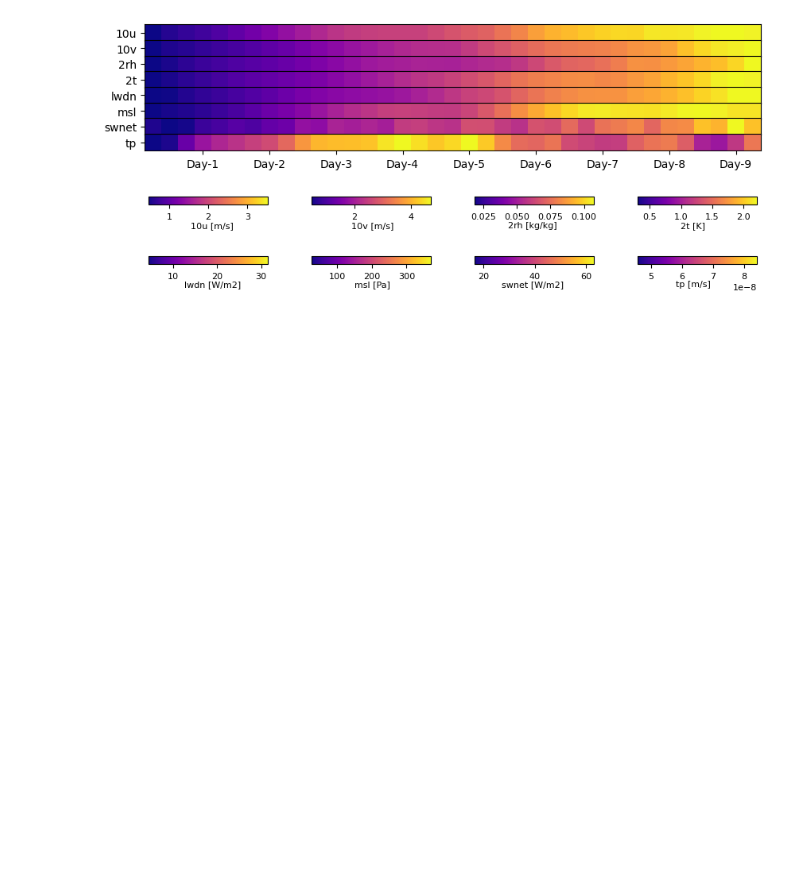
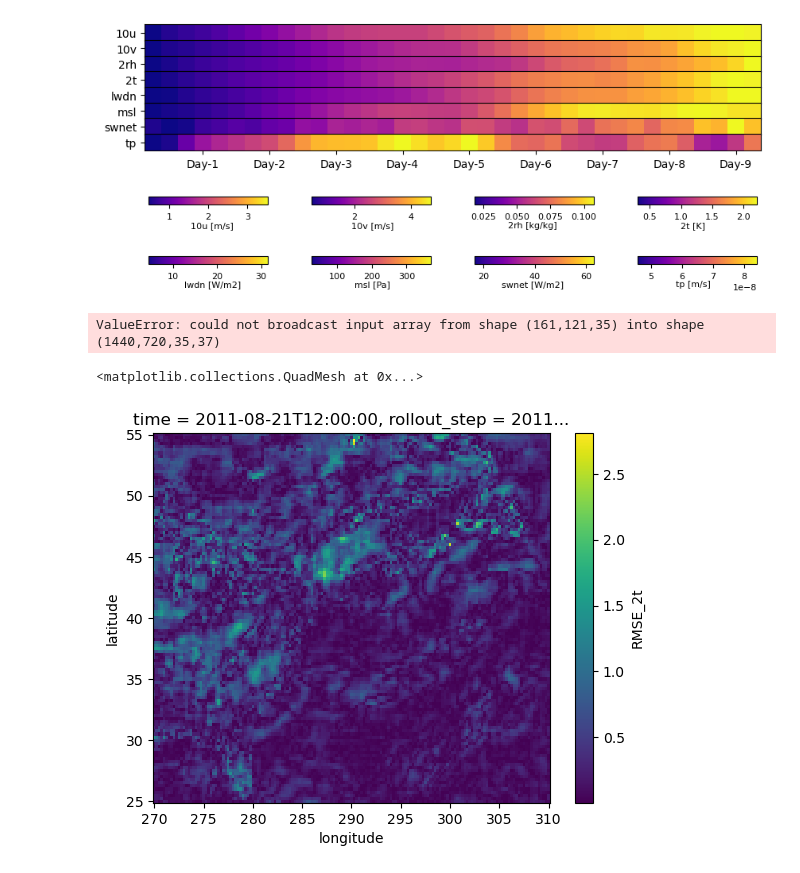
Before and after one commit to geogate-io/HAOCM-R, a Jupyter notebook: analysis/forcing.ipynb, the cells around one changed output. Saved outputs shown, nothing was run; the diff lists cells and outputs as text; code cells hidden in the pictures; blank space fills up the shorter version.

Commit message:
update analysis scripts

```diff
--- a/analysis/forcing.ipynb
+++ b/analysis/forcing.ipynb
@@ -374,3 +374,71 @@ plt.savefig("regional_roms_rmse.png", bbox_inches='tight', pad_inches=0.6, dpi=3
 # %% [output]
 [figure]
 [figure]
+# %%
+# Define bounding box limits - ERA5 data over ROMS grid
+min_lat, max_lat = 25, 55
+min_lon, max_lon = 270, 310
+
+# List of variables used for coupling
+vars = {
+    "10u"  : "u10",
+    "10v"  : "v10",
+    "msl"  : "msl",
+    "2t"   : "t2m",
+    "2rh"  : "rh2",
+    "tp"   : "tp",
+    "lwdn" : "strd",
+    "swnet": "ssr",
+}
+
+# Load statistics
+ds_stats = xr.open_dataset('/glade/derecho/scratch/turuncu/data/Data_aurora/prediction_stats_irene_tp/stat_surface_2d.nc')
+ds_stats = ds_stats.reindex(latitude=ds_stats.latitude[::-1])
+ds_stats_subset = ds_stats.sel(longitude=slice(min_lon, max_lon), latitude=slice(min_lat, max_lat))
+ds_stats_subset.to_netcdf("stat_surface_2d_subset.nc")
+
+# Read source and destination grid
+data_path = '/glade/campaign/cgd/projects/ai_coupling/Data_aurora/prediction_stats_irene_tp'
+grid_src = esmpy.Grid(filename=os.path.join(data_path, 'src_grid.nc'), filetype=esmpy.constants.FileFormat.SCRIP, is_sphere=False)
+grid_dst = esmpy.Grid(filename=os.path.join(data_path, 'dst_grid.nc'), filetype=esmpy.constants.FileFormat.SCRIP, is_sphere=False)
+
+ntime = ds_stats_subset.time.shape[0]
+nrollout_step = ds_stats_subset.rollout_step.shape[0]
+field_src = esmpy.Field(grid_src, staggerloc=esmpy.StaggerLoc.CENTER, ndbounds=[ntime,nrollout_step,])
+field_dst = esmpy.Field(grid_dst, staggerloc=esmpy.StaggerLoc.CENTER, ndbounds=[ntime,nrollout_step,])
+
+regrid_src2dst = esmpy.Regrid(
+    field_src,
+    field_dst,
+    regrid_method=esmpy.RegridMethod.BILINEAR,
+    unmapped_action=esmpy.UnmappedAction.IGNORE
+)
+
+# Loop over prediction/ground truth variables and interpolate them to ROMS grid
+ds_stats_subset_interp = xr.Dataset()
+
+for v in ds_stats_subset.data_vars.keys():
+    # Fill fields and perform interpolation for predictions
+    field_src.data[:] = ds_stats_subset[v].transpose().values
+    field_dst.data[:] = 1e20
+    field_dst = regrid_src2dst(field_src, field_dst, zero_region=esmpy.Region.SELECT)
+
+    # Add result to new dataset
+    ds_stats_subset_interp[v] = xr.DataArray(
+        field_dst.data[:].transpose().copy(),
+        dims = {
+            'lead_time': time_pred,
+            'eta_rho': grid.eta_rho,
+            'xi_rho': grid.xi_rho,
+        }
+    ).assign_coords(time=time_pred[0]).expand_dims("time")
+
+# Write interpolated data
+ds_stats_subset_interp.to_netcdf("stat_surface_2d_interp.nc")
+# %% [output]
+ValueError: could not broadcast input array from shape (161,121,35) into shape (1440,720,35,37)
+# %%
+ds_stats_subset.RMSE_2t.isel(time=0, rollout_step=0).plot()
+# %% [output]
+<matplotlib.collections.QuadMesh at 0x...>
+[figure, added]
```
Also changed, not shown: parts of 1 cell of this notebook, 5 other files.
